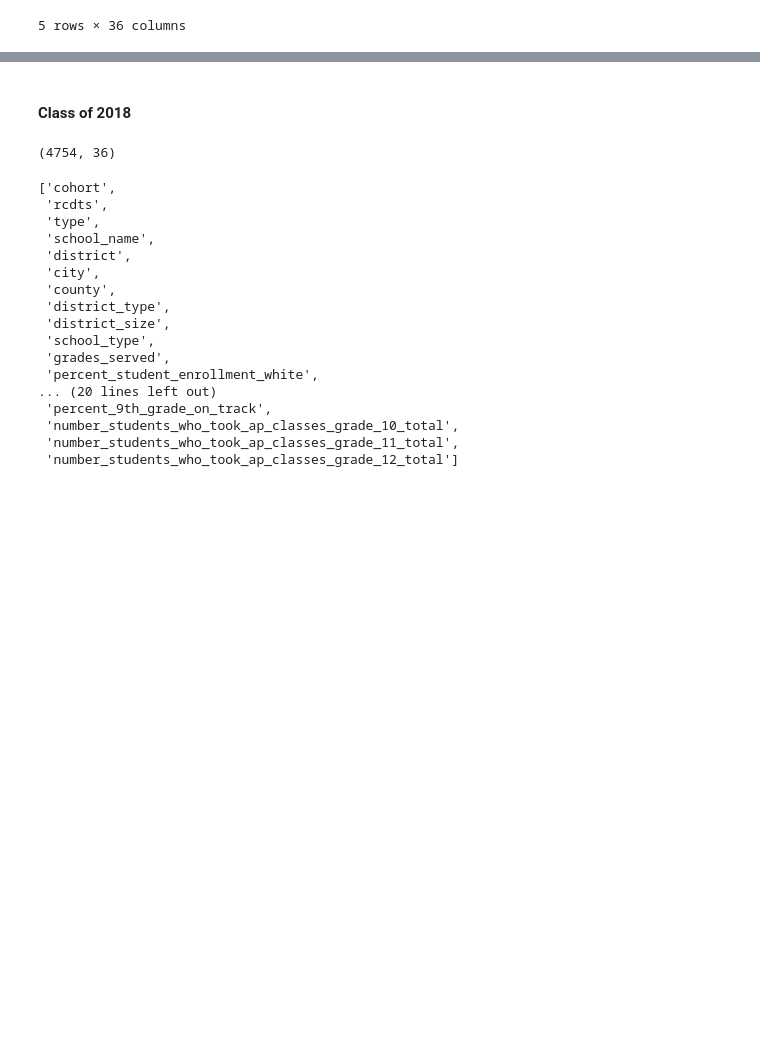
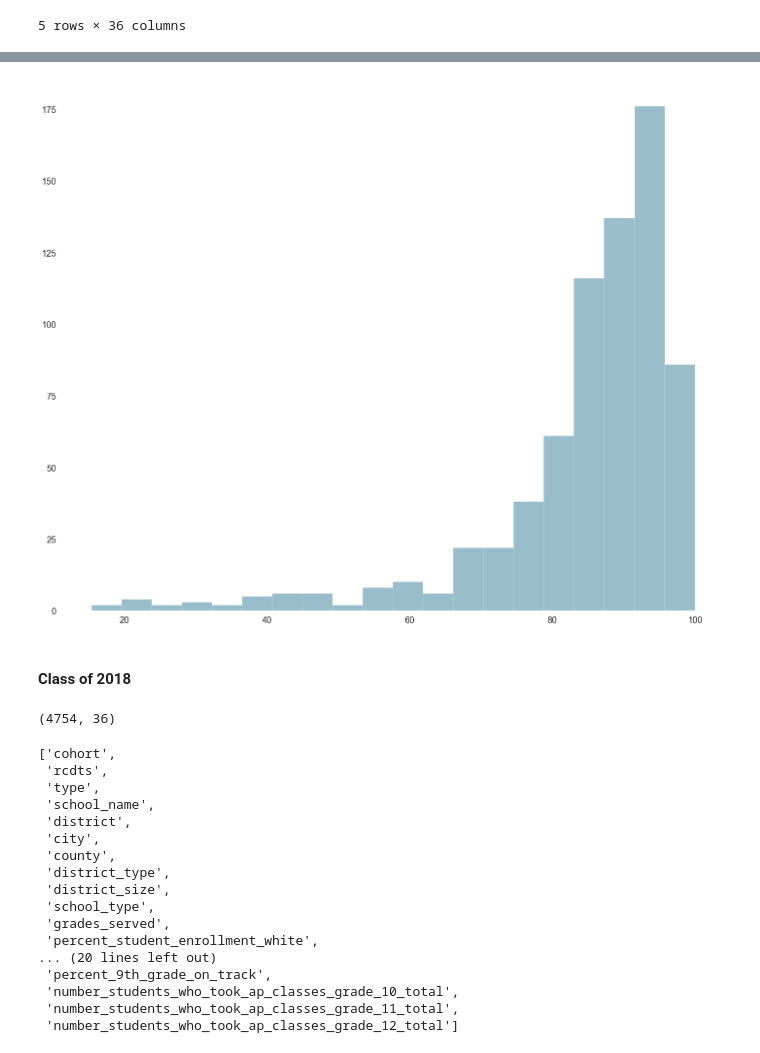
Before and after one commit to dannmorr/predicting-ibse-graduation-rate, a Jupyter notebook: notebooks/exploratory/02_eda_new_matrix.ipynb, the cells around one changed output, grey strips where cells are left out. Saved outputs shown, nothing was run; the diff lists cells and outputs as text; code cells hidden in the pictures; blank space fills up the shorter version.

```diff
--- a/notebooks/exploratory/02_eda_new_matrix.ipynb
+++ b/notebooks/exploratory/02_eda_new_matrix.ipynb
@@ -158,3 +184,24 @@ hs_19.head()
+# %%
+
+# plot parameters
+plt.rcParams['axes.labelsize'] = 20
+plt.rcParams['axes.titlesize'] = 25
+plt.rcParams['xtick.labelsize'] = 18
+plt.rcParams['ytick.labelsize'] = 18
+plt.rcParams['axes.edgecolor'] = 'black'
+plt.rcParams['axes.facecolor'] = 'white'
+plt.rcParams['font.size'] = 16
+
+fig = plt.subplots(figsize=(20,16))
+plt.hist(hs_19.high_school_4_year_graduation_rate_total, bins = 20, color='#99BDCB')
+#plt.title('HS 4 year graduation rate 2019')
+#plt.xlabel('Count of Schools')
+#plt.ylabel('Graduation Rate')
+plt.tight_layout()
+plt.savefig('figures/2019_hist.png')
+plt.show();
+# %% [output]
+[figure, added]
 # %% [markdown]
 #### Class of 2018
 # %%
```
Also changed, not shown: parts of 66 cells of this notebook, 8 other files.
